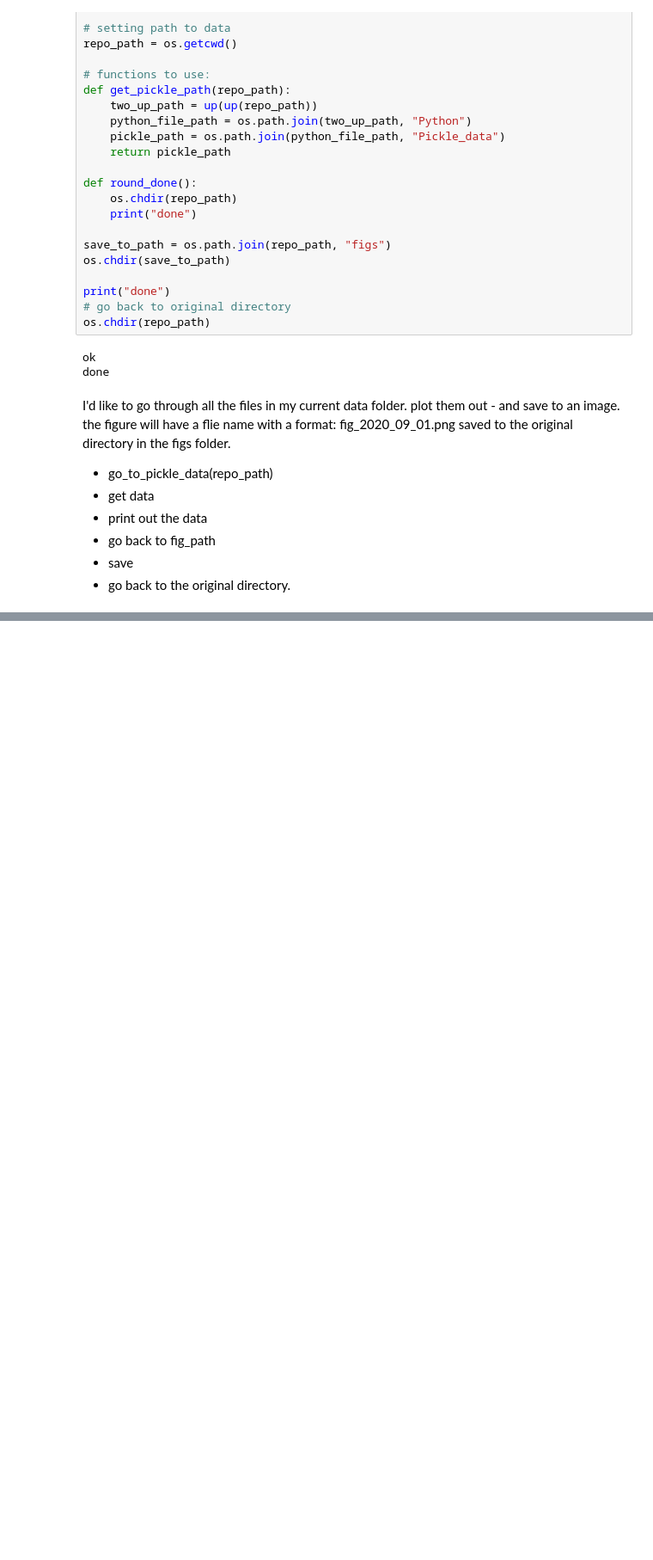
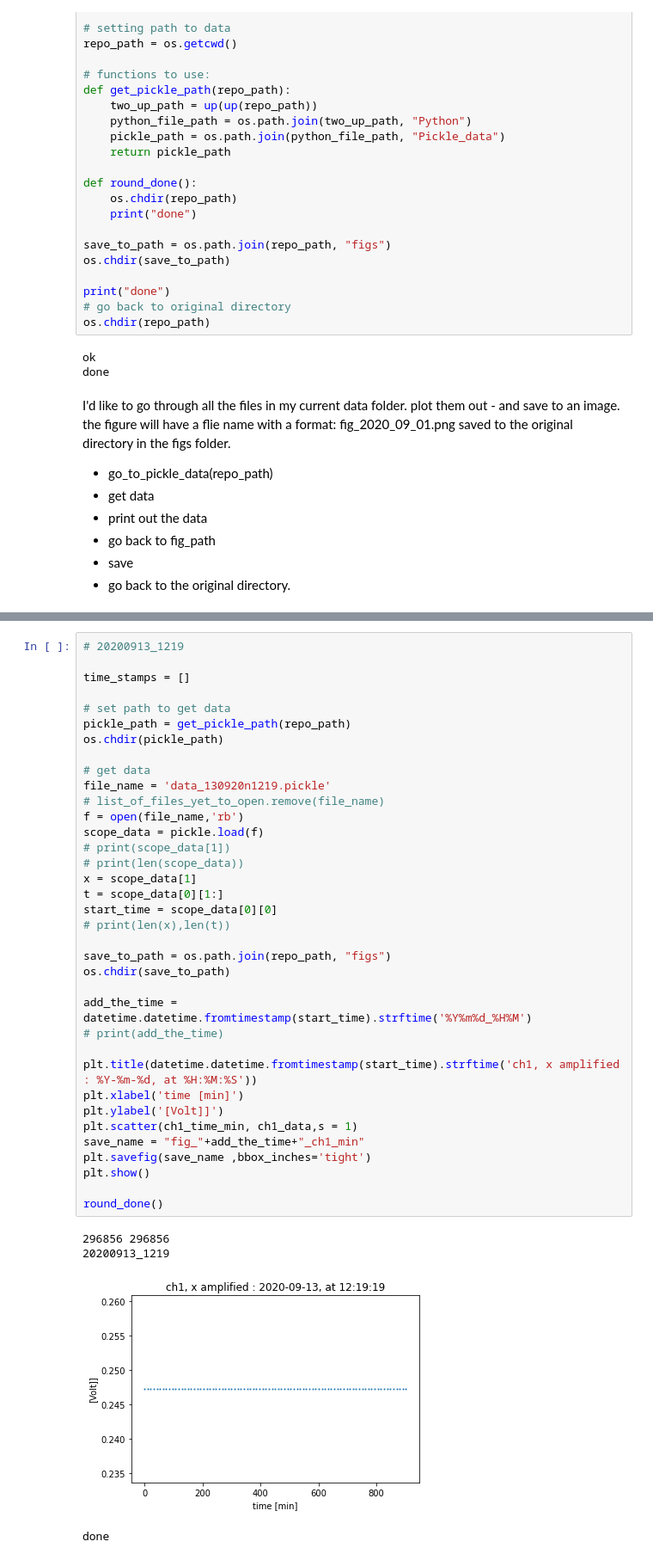
Before and after one commit to EinavGry/Lab---precision-measurements, a Jupyter notebook: Reading_out_data.ipynb, the cells around one changed output, grey strips where cells are left out. Shown at 86% size. Saved outputs shown, nothing was run; the diff lists cells and outputs as text; blank space fills up the shorter version.

```diff
--- a/Reading_out_data.ipynb
+++ b/Reading_out_data.ipynb
@@ -171,3 +257,44 @@ round_done()
+# %%
+# 20200913_1219
+
+time_stamps = []
+
+# set path to get data
+pickle_path = get_pickle_path(repo_path)
+os.chdir(pickle_path)
+
+# get data
+file_name = 'data_130920n1219.pickle'
+# list_of_files_yet_to_open.remove(file_name)
+f = open(file_name,'rb')
+scope_data = pickle.load(f)
+# print(scope_data[1])
+# print(len(scope_data))
+x = scope_data[1]
+t = scope_data[0][1:]
+start_time = scope_data[0][0]
+# print(len(x),len(t))
+
+save_to_path = os.path.join(repo_path, "figs")
+os.chdir(save_to_path)
+
+add_the_time = datetime.datetime.fromtimestamp(start_time).strftime('%Y%m%d_%H%M')
+# print(add_the_time)
+
+plt.title(datetime.datetime.fromtimestamp(start_time).strftime('ch1, x amplified : %Y-%m-%d, at %H:%M:%S'))
+plt.xlabel('time [min]')
+plt.ylabel('[Volt]]')
+plt.scatter(ch1_time_min, ch1_data,s = 1)
+save_name = "fig_"+add_the_time+"_ch1_min"
+plt.savefig(save_name ,bbox_inches='tight')
+plt.show()
+
+round_done()
+# %% [output]
+296856 296856
+20200913_1219
+[figure, added]
+done
 # %%
 print(len(list_of_files_yet_to_open))
 print(list_of_files_yet_to_open)
```
Also changed, not shown: parts of 8 cells of this notebook, 5 other files.
